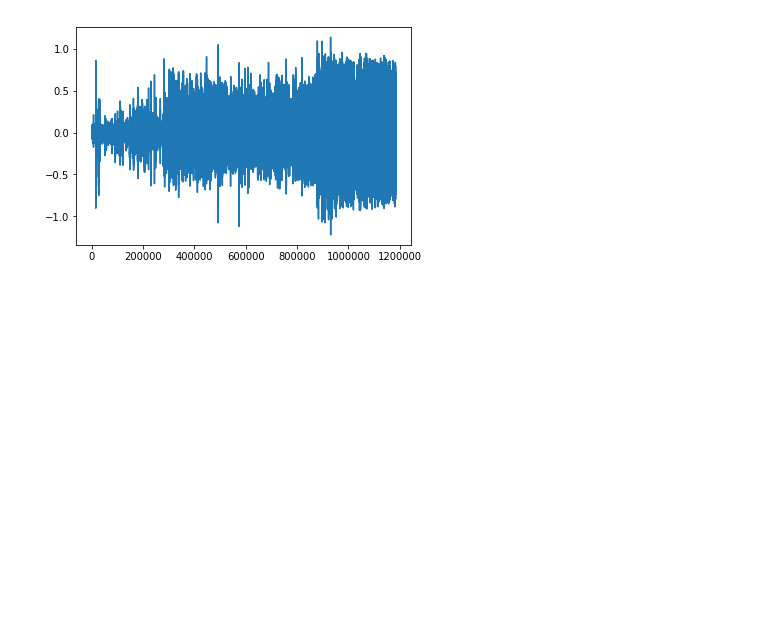
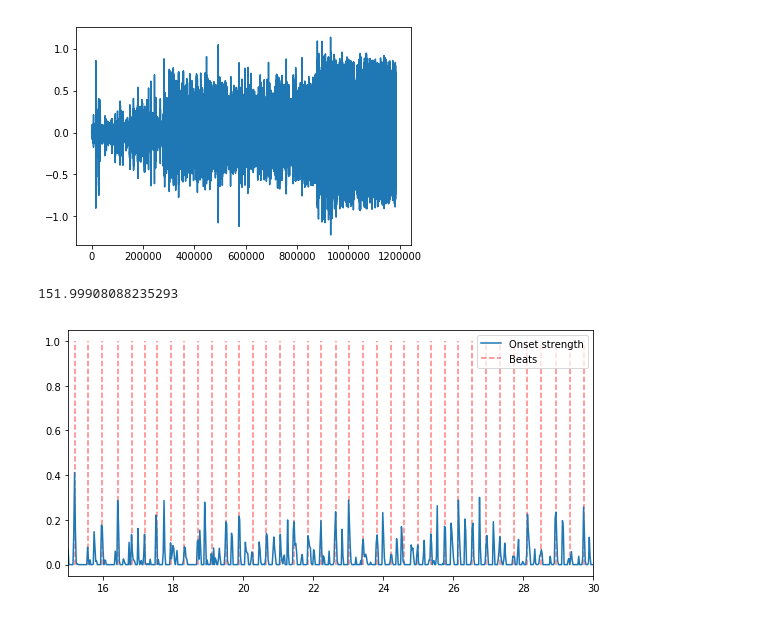
Before and after one commit to acethespy/musicSyncer, a Jupyter notebook: musicSync.ipynb, the cells around one changed output. Saved outputs shown, nothing was run; the diff lists cells and outputs as text; code cells hidden in the pictures; blank space fills up the shorter version.

```diff
--- a/musicSync.ipynb
+++ b/musicSync.ipynb
@@ -79,3 +79,26 @@ ipd.Audio(totalAudio, rate=sr1)
 # %% [output]
 [interactive output not drawn]
 [figure]
+# %%
+#plotting the tempo/beats of song
+
+tempo, beats = librosa.beat.beat_track(y=x1, sr=sr1)
+
+onset_env = librosa.onset.onset_strength(x1, sr=sr1, aggregate=np.median)
+tempo, beats = librosa.beat.beat_track(onset_envelope=onset_env, sr=sr1)
+
+hop_length = 512
+plt.figure(figsize=(8, 4))
+times = librosa.frames_to_time(np.arange(len(onset_env)), sr=sr1, hop_length=hop_length)
+plt.plot(times, librosa.util.normalize(onset_env), label='Onset strength')
+plt.vlines(times[beats], 0, 1, alpha=0.5, color='r', linestyle='--', label='Beats')
+plt.legend(frameon=True, framealpha=0.75)
+# Limit the plot to a 15-second window
+plt.xlim(15, 30)
+plt.gca().xaxis.set_major_formatter(librosa.display.TimeFormatter())
+plt.tight_layout()
+
+print(tempo)
+# %% [output]
+151.99908088235293
+[figure, added]
```
Also changed, not shown: 8 other files.
